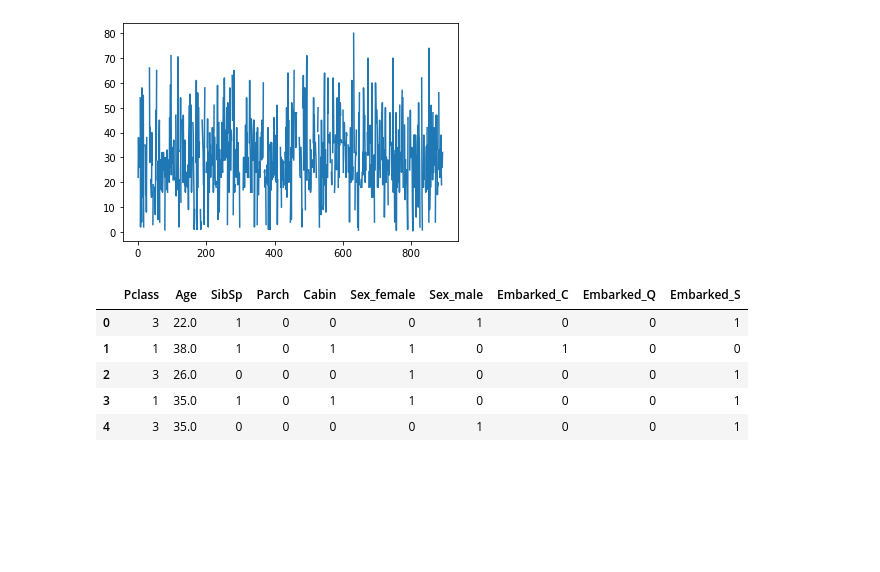
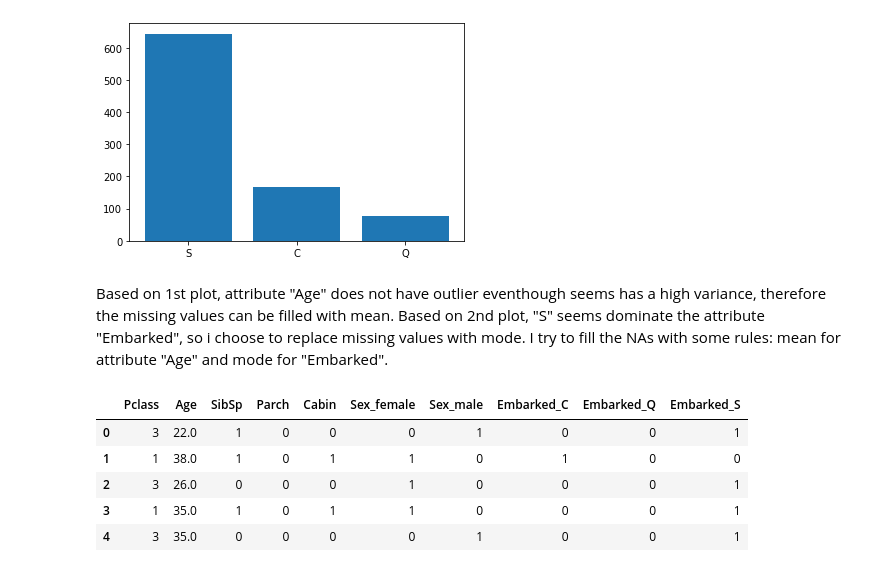
Before and after one commit to anisagstnsry/Titanic-Machine-Learning-from-Disaster, a Jupyter notebook: Titanic Machine Learning.ipynb, the cells around one changed output. Cells and saved outputs as stored; diff of their text form; code cells hidden in the pictures; blank space fills up the shorter version.

```diff
--- a/Titanic Machine Learning.ipynb
+++ b/Titanic Machine Learning.ipynb
@@ -32,15 +62,23 @@ data_train.head()
+# %%
+embarked = data_train['Embarked'].value_counts()
+category = embarked.index
+frequency = embarked.values
+
+fig, ax = plt.subplots()
+ax.bar(category, frequency)
+ax.set_xticklabels(category)
+plt.show()
+# %% [output]
+[figure, added]
+# %% [markdown]
+Based on 1st plot, attribute "Age" does not have outlier eventhough seems has a high variance, therefore the missing values can be filled with mean.
+Based on 2nd plot, "S" seems dominate the attribute "Embarked", so i choose to replace missing values with mode.
+I try to fill the NAs with some rules: mean for attribute "Age" and mode for "Embarked".
 # %%
-plt.plot(data_train["PassengerId"], data_train["Age"]) #to see is it good to use mean or not to replace the missing values of "Age"
-#based on plot, attribute "age" does not have outlier, therefore the missing values can be filled with mean
-#Attribute "Age" and "Embarked" has several missing values, try to fill the NAs with some rules:
-#mean for attribute "Age" and mode for "Embarked"
-
 #fill missing value for train data
 data_train["Age"].fillna(data_train["Age"].mean(), inplace =  True)
 data_train["Embarked"].fillna(data_train["Embarked"].mode()[0], inplace = True)
 
 #fill missing value for test data
 data_test["Age"].fillna(data_test["Age"].mean(), inplace =  True)
-# %% [output]
-[figure, removed]
 # %%
```
Also changed, not shown: parts of 12 cells of this notebook.
